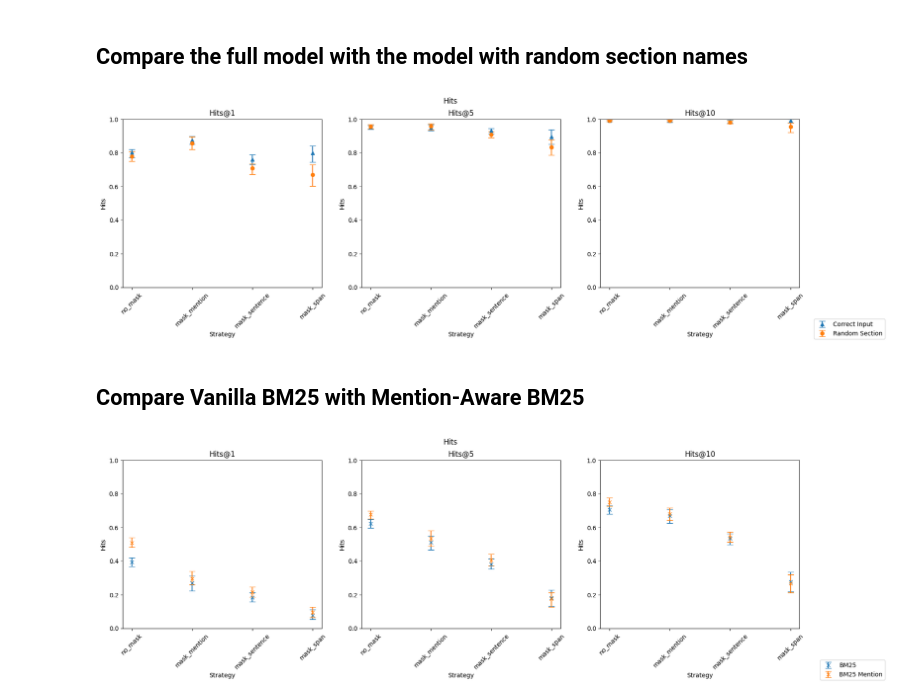
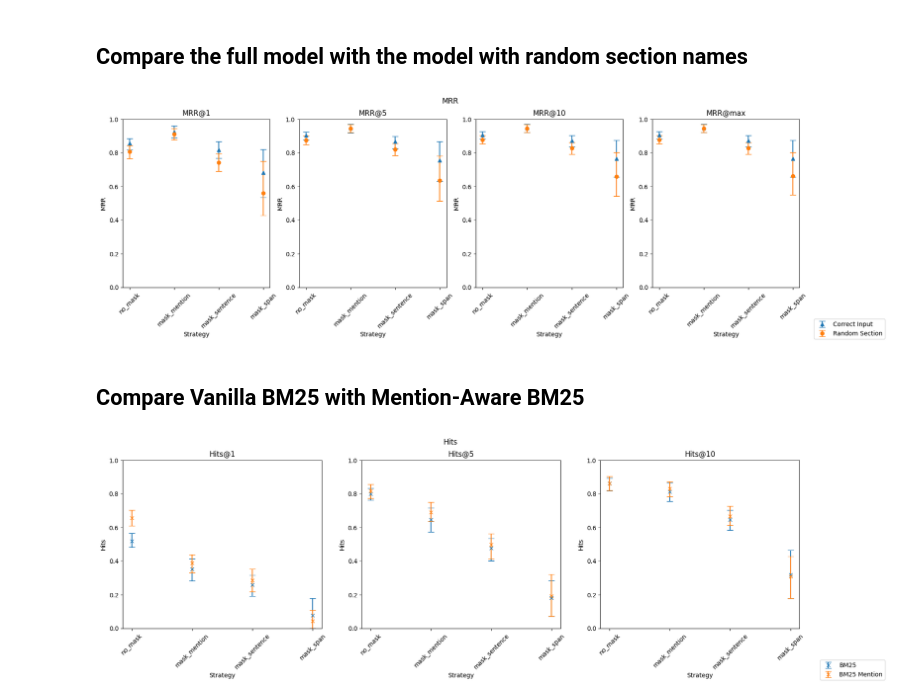
Before and after one commit to epfl-dlab/multilingual-entity-insertion, a Jupyter notebook: data_modelling/compare_models.ipynb, the cells around one changed output. Cells and saved outputs as stored; diff of their text form; code cells hidden in the pictures.

```diff
--- a/data_modelling/compare_models.ipynb
+++ b/data_modelling/compare_models.ipynb
@@ -157,6 +157,12 @@ test_df
 | 122078 | 2021 | 2021 (MMXXI) was a common year st... | Vice President of the United States | The vice president of the United ... | Dutch Prime Minister Mark Rutte a... | Events | ... |
 | 45125 | José Figueres Ferrer | José María Hipólito Figueres Ferr... | Catalonia | Catalonia is a Spanish autonomous... | Early years | Early years | ... |
 2000 rows × 119 columns
+# %%
+mask = test_df['link_context_neg_0'] != test_df['link_context_neg_1']
+for i in range(0, 19):
+    for j in range(i + 1, 19):
+        mask = mask & (test_df['link_context_neg_' + str(i)] != test_df['link_context_neg_' + str(j)])
+test_df = test_df[mask]
 # %% [markdown]
 # Apply Model Trained with Listwise Softmax and Corruption Techniques, but with a random section title
 # %% [markdown]
@@ -488,32 +494,32 @@ for ax in axs:
 # %% [markdown]
 ## Compare the full model with the model with random section names
 # %%
-# Plot Hits stratified
+# Plot MRR stratified
 # create a grid of 1xC plots, where C is the number of k values
 # each plot should have the categories on the x axis and the hits on the y axis
 
 strategies = ['no_mask', 'mask_mention', 'mask_sentence', 'mask_span']
 
-fig, axs = plt.subplots(1, 3, figsize=(20, 5))
-fig.suptitle('Hits')
+fig, axs = plt.subplots(1, 4, figsize=(20, 5))
+fig.suptitle('MRR')
 for ax in axs:
     ax.set_ylim(0, 1)
     ax.set_xlabel('Strategy')
-    ax.set_ylabel('Hits')
-    ax.set_title(f"Hits@{list(hits_at_k_random.keys())[axs.tolist().index(ax)]}")
+    ax.set_ylabel('MRR')
+    ax.set_title(f"MRR@{list(mrr_at_k_random.keys())[axs.tolist().index(ax)]}")
 
-for i, k in enumerate(hits_at_k_random.keys()):
-    axs[i].errorbar(strategies, [stratified_hits_at_k_model_softmax_corruption[s][k]['score'] for s in strategies], yerr=[[stratified_hits_at_k_model_softmax_corruption[s][k]['score'] - stratified_hits_at_k_model_softmax_corruption[s][k]['cl'][0] for s in strategies], [stratified_hits_at_k_model_softmax_corruption[s][k]['cl'][1] - stratified_hits_at_k_model_softmax_corruption[s][k]['score'] for s in strategies]], label='Correct Input', marker='^', capsize=5, linestyle='None')
-    axs[i].errorbar(strategies, [stratified_hits_at_k_model_random_section[s][k]['score'] for s in strategies], yerr=[[stratified_hits_at_k_model_random_section[s][k]['score'] - stratified_hits_at_k_model_random_section[s][k]['cl'][0] for s in strategies], [stratified_hits_at_k_model_random_section[s][k]['cl'][1] - stratified_hits_at_k_model_random_section[s][k]['score'] for s in strategies]], label='Random Section', marker='o', capsize=5, linestyle='None')
+for i, k in enumerate(mrr_at_k_random.keys()):
+    axs[i].errorbar(strategies, [stratified_mrr_at_k_model_softmax_corruption[s][k]['score'] for s in strategies], yerr=[[stratified_mrr_at_k_model_softmax_corruption[s][k]['score'] - stratified_mrr_at_k_model_softmax_corruption[s][k]['cl'][0] for s in strategies], [stratified_mrr_at_k_model_softmax_corruption[s][k]['cl'][1] - stratified_mrr_at_k_model_softmax_corruption[s][k]['score'] for s in strategies]], label='Correct Input', marker='^', capsize=5, linestyle='None')
+    axs[i].errorbar(strategies, [stratified_mrr_at_k_model_random_section[s][k]['score'] for s in strategies], yerr=[[stratified_mrr_at_k_model_random_section[s][k]['score'] - stratified_mrr_at_k_model_random_section[s][k]['cl'][0] for s in strategies], [stratified_mrr_at_k_model_random_section[s][k]['cl'][1] - stratified_mrr_at_k_model_random_section[s][k]['score'] for s in strategies]], label='Random Section', marker='o', capsize=5, linestyle='None')
 handles, labels = axs[-1].get_legend_handles_labels()
 fig.legend(handles, labels, loc='lower right')
 
 # rotate x ticks
 for ax in axs:
     plt.sca(ax)
     plt.xticks(rotation=45)
 # %% [output]
-[figure, old version]
+[figure, new version]
 # %% [markdown]
 ## Compare Vanilla BM25 with Mention-Aware BM25
 # %%
@@ -542,4 +548,4 @@ for ax in axs:
     plt.sca(ax)
     plt.xticks(rotation=45)
 # %% [output]
-[figure, old version]
+[figure, new version]
```
Also changed, not shown: parts of 5 cells of this notebook, 1 other file.
